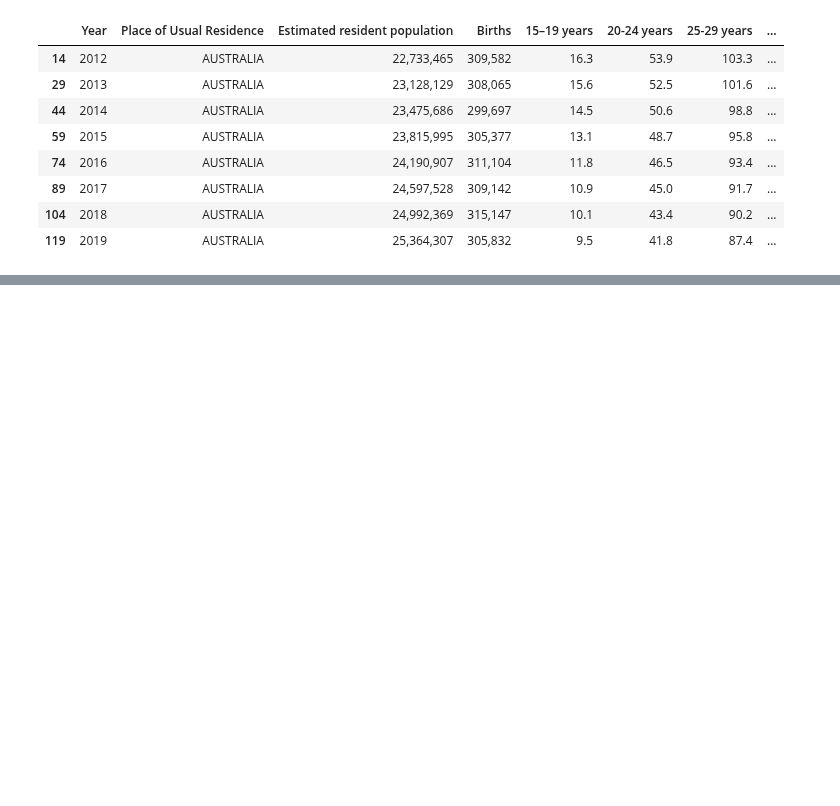
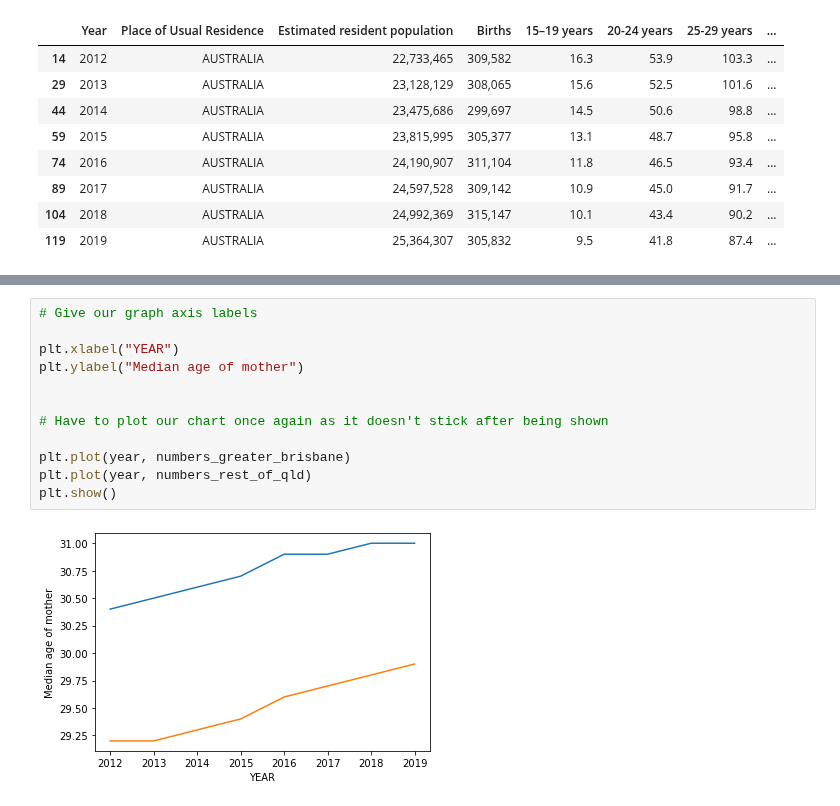
Before and after one commit to NathanJPotter/Team-Project-1, a Jupyter notebook: Project 1.ipynb, the cells around one changed output, grey strips where cells are left out. Cells and saved outputs as stored; diff of their text form; blank space fills up the shorter version.

```diff
--- a/Project 1.ipynb
+++ b/Project 1.ipynb
@@ -83,0 +147,14 @@ birth_data_aus_df
+# %%
+# Give our graph axis labels
+
+plt.xlabel("YEAR")
+plt.ylabel("Median age of mother")
+
+
+# Have to plot our chart once again as it doesn't stick after being shown
+
+plt.plot(year, numbers_greater_brisbane)
+plt.plot(year, numbers_rest_of_qld)
+plt.show()
+# %% [output]
+[figure, added]
```
Also changed, not shown: parts of 9 cells of this notebook.
